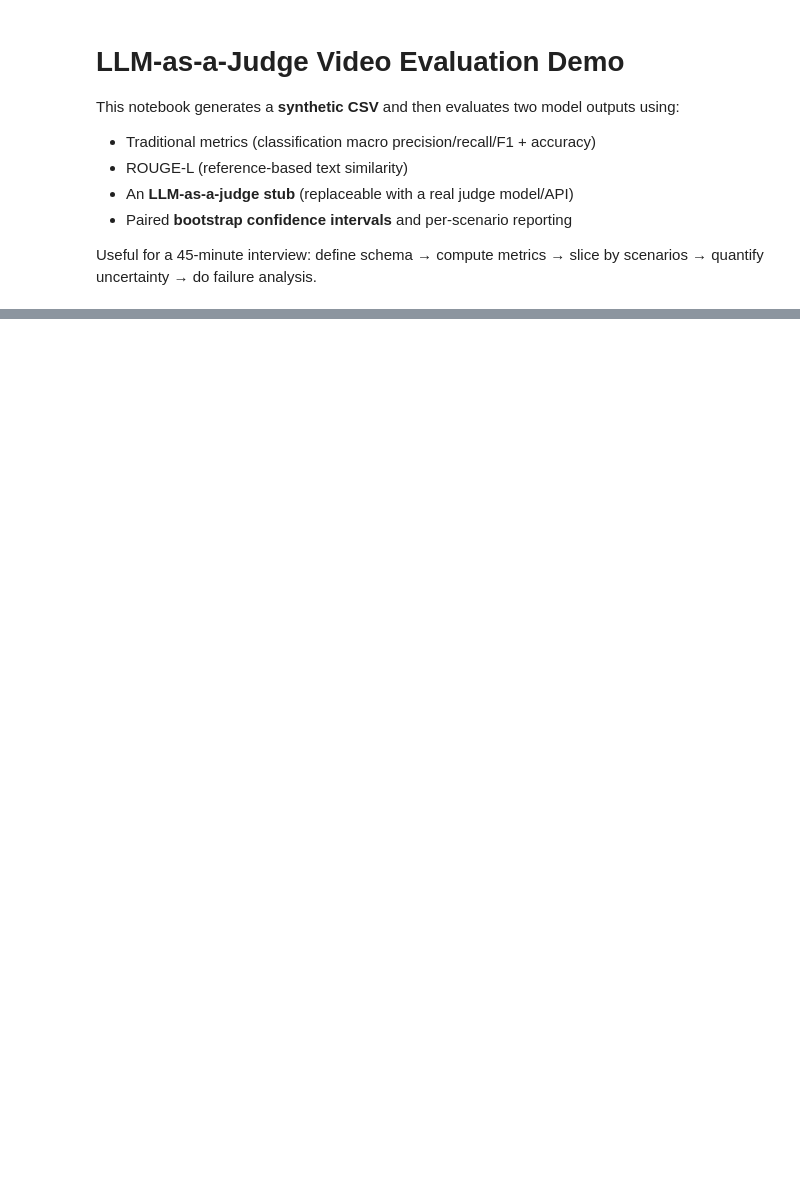
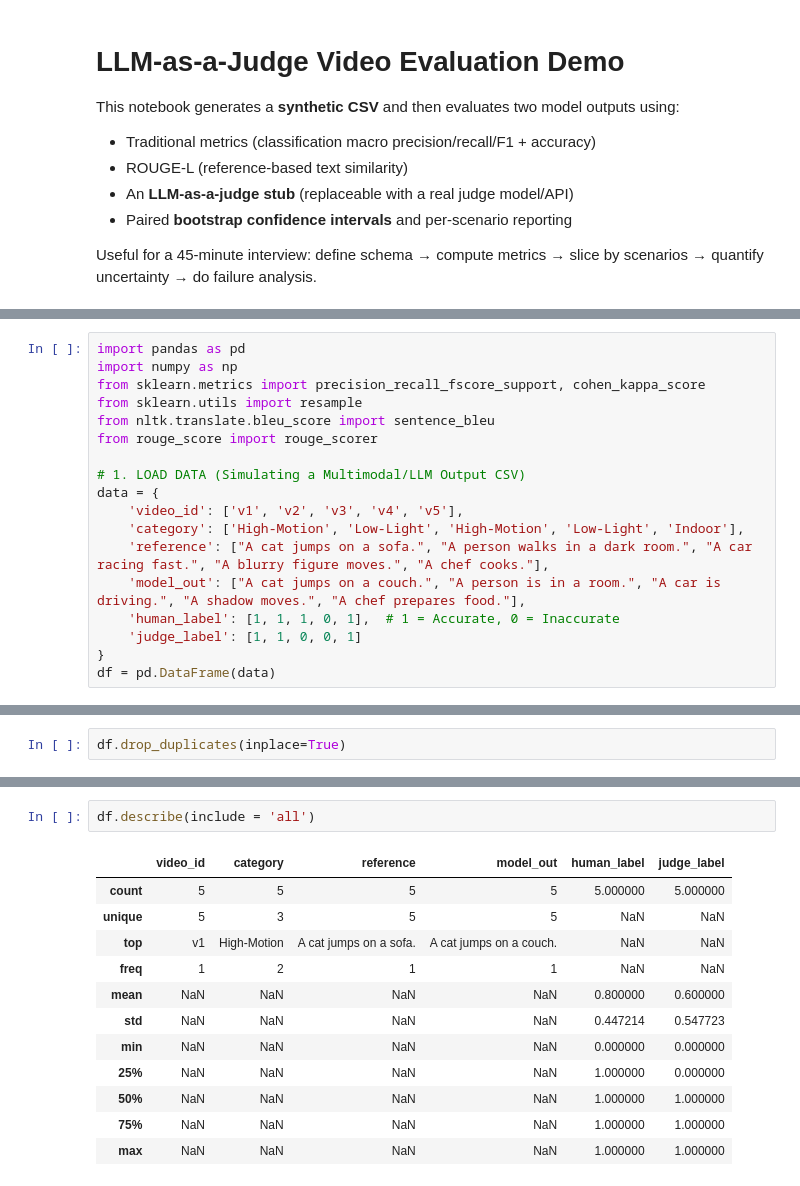
Before and after one commit to alchemistzzd/The-Ultimate-Data-Scientist-Interview-Preparation, a Jupyter notebook: machine-learning/llm_video_eval_demo.ipynb, the cells around one changed output, grey strips where cells are left out. Drawn from its saved outputs; the diff is of its cells as text; blank space fills up the shorter version.

```diff
--- a/machine-learning/llm_video_eval_demo.ipynb
+++ b/machine-learning/llm_video_eval_demo.ipynb
@@ -523,0 +12,18 @@ if len(df_txt) > 0:
+# %%
+import pandas as pd
+import numpy as np
+from sklearn.metrics import precision_recall_fscore_support, cohen_kappa_score
+from sklearn.utils import resample
+from nltk.translate.bleu_score import sentence_bleu
+from rouge_score import rouge_scorer
+
+# 1. LOAD DATA (Simulating a Multimodal/LLM Output CSV)
+data = {
+    'video_id': ['v1', 'v2', 'v3', 'v4', 'v5'],
+    'category': ['High-Motion', 'Low-Light', 'High-Motion', 'Low-Light', 'Indoor'],
+    'reference': ["A cat jumps on a sofa.", "A person walks in a dark room.", "A car racing fast.", "A blurry figure moves.", "A chef cooks."],
+    'model_out': ["A cat jumps on a couch.", "A person is in a room.", "A car is driving.", "A shadow moves.", "A chef prepares food."],
+    'human_label': [1, 1, 1, 0, 1],  # 1 = Accurate, 0 = Inaccurate
+    'judge_label': [1, 1, 0, 0, 1]
+}
+df = pd.DataFrame(data)
@@ -523,0 +39,2 @@ if len(df_txt) > 0:
+# %%
+df.drop_duplicates(inplace=True)
@@ -523,0 +51,15 @@ if len(df_txt) > 0:
+# %%
+df.describe(include = 'all')
+# %% [output]
+|  | video_id | category | reference | model_out | human_label | judge_label |
+| count | 5 | 5 | 5 | 5 | 5.000000 | 5.000000 |
+| unique | 5 | 3 | 5 | 5 | NaN | NaN |
+| top | v1 | High-Motion | A cat jumps on a sofa. | A cat jumps on a couch. | NaN | NaN |
+| freq | 1 | 2 | 1 | 1 | NaN | NaN |
+| mean | NaN | NaN | NaN | NaN | 0.800000 | 0.600000 |
+| std | NaN | NaN | NaN | NaN | 0.447214 | 0.547723 |
+| min | NaN | NaN | NaN | NaN | 0.000000 | 0.000000 |
+| 25% | NaN | NaN | NaN | NaN | 1.000000 | 0.000000 |
+| 50% | NaN | NaN | NaN | NaN | 1.000000 | 1.000000 |
+| 75% | NaN | NaN | NaN | NaN | 1.000000 | 1.000000 |
+| max | NaN | NaN | NaN | NaN | 1.000000 | 1.000000 |
```
Also changed, not shown: parts of 41 cells of this notebook.
